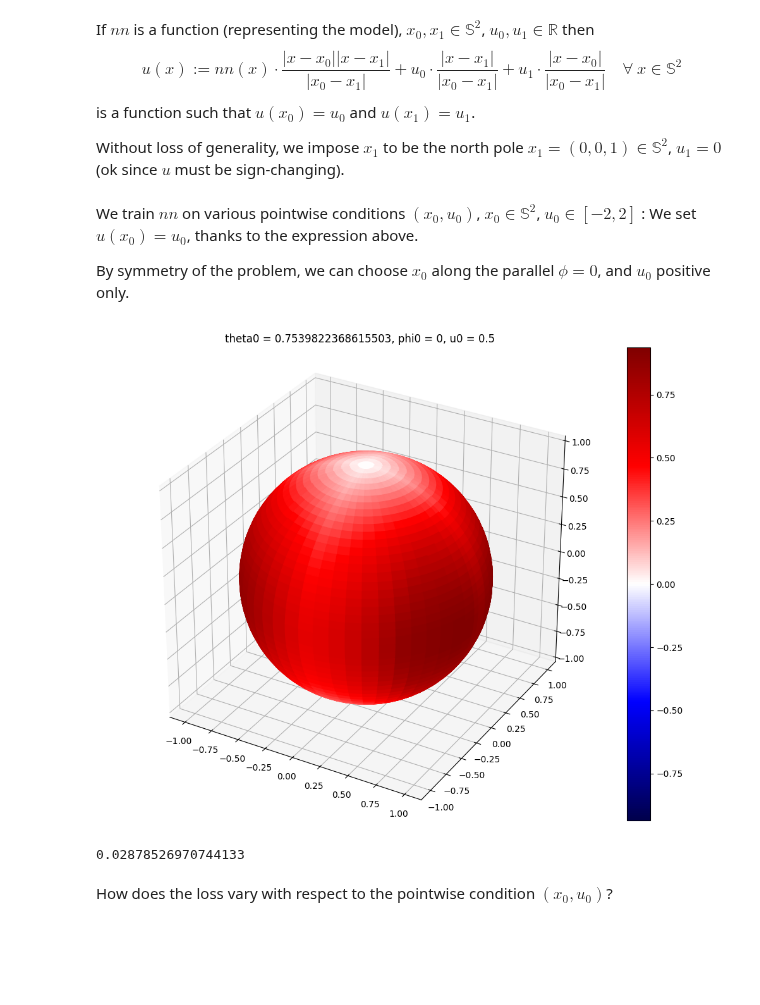
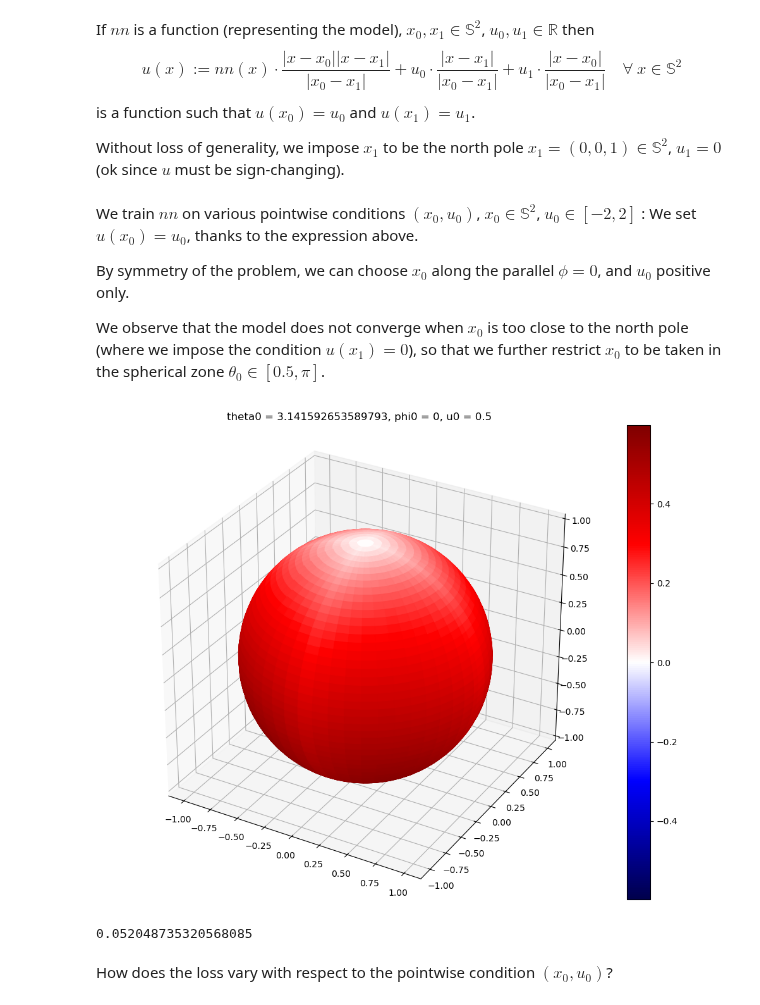
Before and after one commit to pascaltribel/polyharmonic_critic_equation, a Jupyter notebook: polyharm_2D.ipynb, the cells around one changed output. Cells and saved outputs as stored; diff of their text form; code cells hidden in the pictures; blank space fills up the shorter version.

```diff
--- a/polyharm_2D.ipynb
+++ b/polyharm_2D.ipynb
@@ -15,11 +32,11 @@ p = 3
 def loss_fn(model, x, y, z, x0, y0, z0, u0):
     u = model(x, y, z, x0, y0, z0, u0)
     dudx, dudy, dudz = torch.autograd.grad(u, [x, y, z], grad_outputs=torch.ones_like(u), create_graph=True)
-    d2udx2 = torch.autograd.grad(dudx, x, grad_outputs=torch.ones_like(dudx), create_graph=True)[0]
-    d2udy2 = torch.autograd.grad(dudy, y, grad_outputs=torch.ones_like(dudy), create_graph=True)[0]
+    d2udx2, d2udxdy, d2udxdz = torch.autograd.grad(dudx, [x, y, z], grad_outputs=torch.ones_like(dudx), create_graph=True)
+    d2udy2, d2udydz = torch.autograd.grad(dudy, [y,z], grad_outputs=torch.ones_like(dudy), create_graph=True)
     d2udz2 = torch.autograd.grad(dudz, z, grad_outputs=torch.ones_like(dudz), create_graph=True)[0]
-    laplacian = d2udx2 + d2udy2 + d2udz2
-    return ((u * torch.abs(u)**(p-2) + laplacian)**2).mean()
+    laplacian = (1-x**2)*d2udx2 + (1-y**2)*d2udy2 + (1-z**2)*d2udz2 - 2* (x*y* d2udxdy + x*z* d2udxdz + y*z* d2udydz + x*dudx + y*dudy + z*dudz)
+    return ((u * torch.abs(u)**(p-2)+ laplacian)**2).mean()
 # %% [markdown]
 If $nn$ is a function (representing the model), $x_0,x_1 \in \mathbb{S}^2$, $u_0, u_1 \in \mathbb{R}$ then
 $$  u(x) := nn(x) \cdot \frac{|x-x_0||x-x_1|}{|x_0-x_1|} + u_0 \cdot \frac{|x-x_1|}{|x_0-x_1|} + u_1 \cdot \frac{|x-x_0|}{|x_0-x_1|}\quad \forall ~x \in \mathbb{S}^2$$
@@ -53,4 +70,6 @@ class Model(nn.Module):
 We train $nn$ on various pointwise conditions $(x_0,u_0)$, $x_0\in \mathbb{S}^2$, $u_0 \in [-2,2]$ : We set $u(x_0)=u_0$, thanks to the expression above.
 
 By symmetry of the problem, we can choose $x_0$ along the parallel $\phi = 0$, and $u_0$ positive only.
+
+We observe that the model does not converge when $x_0$ is too close to the north pole (where we impose the condition $u(x_1) = 0$), so that we further restrict $x_0$ to be taken in the spherical zone $\theta_0 \in [0.5,\pi]$.
 # %%
@@ -109,10 +128,10 @@ def plot_model(model, theta0, u0, xlim=(0, torch.pi), ylim=(0, 2*torch.pi), n=20
 # %%
 %matplotlib widget
 plt.close()
 torch.set_default_device('cpu')
-plot_model(model.cpu(), theta0=6*torch.pi/25, u0=0.5, n=100)
+plot_model(model.cpu(), theta0=torch.pi, u0=0.5, n=100)
 # %% [output]
-[figure, old version]
+[figure, new version]
 # %%
 n_points = 100
 
@@ -126,7 +145,7 @@ u0 = torch.tensor([0.5], requires_grad=True).expand((n_points**2, 1))
 
 print(loss_fn(model, *get_sin_cos(x, y), *get_sin_cos(theta0, torch.zeros_like(theta0)), u0).mean().item())
 # %% [output]
-0.02878526970744133
+0.052048735320568085
 # %% [markdown]
 How does the loss vary with respect to the pointwise condition $(x_0, u_0)$?
 # %%
```
Also changed, not shown: parts of 5 cells of this notebook, 1 other file.
